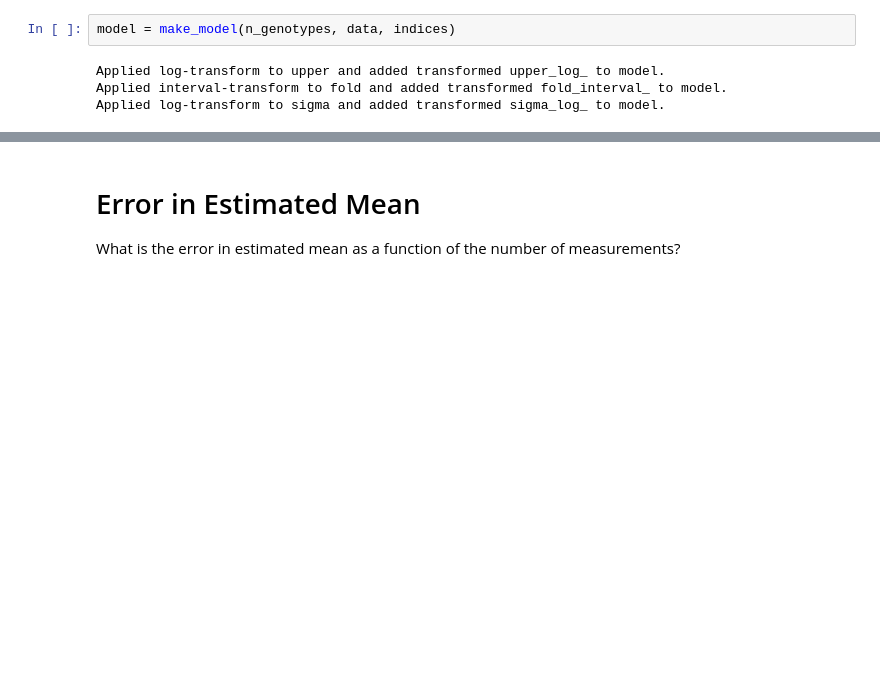
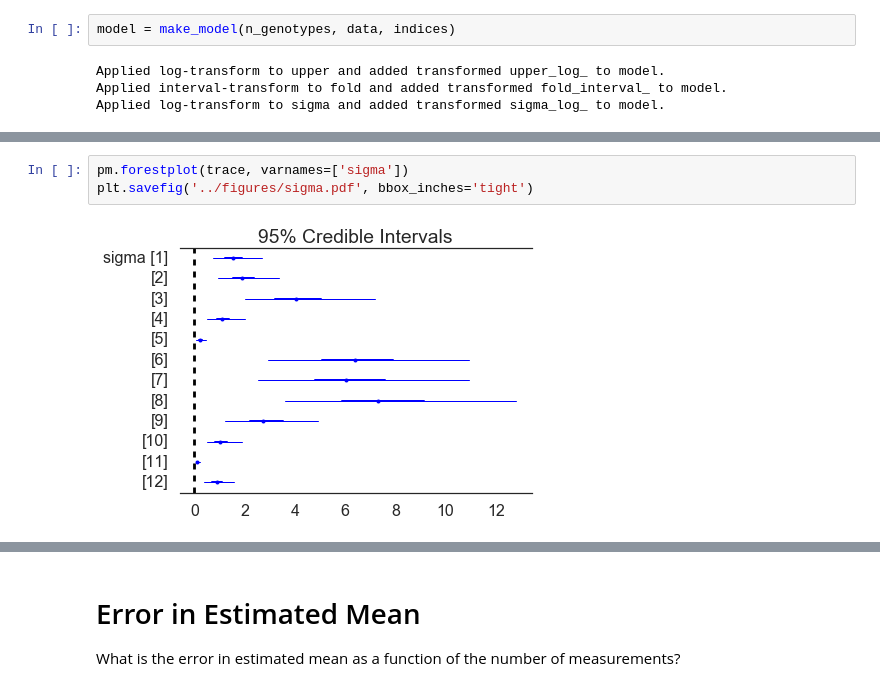
Before and after one commit to ericmjl/bayesian-measurement-paper, a Jupyter notebook: notebooks/simple-96-well.ipynb, the cells around one changed output, grey strips where cells are left out. Cells and saved outputs as stored; diff of their text form; blank space fills up the shorter version.

```diff
--- a/notebooks/simple-96-well.ipynb
+++ b/notebooks/simple-96-well.ipynb
@@ -112,0 +132,5 @@ if n_genotypes <= 15:
+# %%
+pm.forestplot(trace, varnames=['sigma'])
+plt.savefig('../figures/sigma.pdf', bbox_inches='tight')
+# %% [output]
+[figure, added]
```
Also changed, not shown: parts of 27 cells of this notebook, 1 other file.
